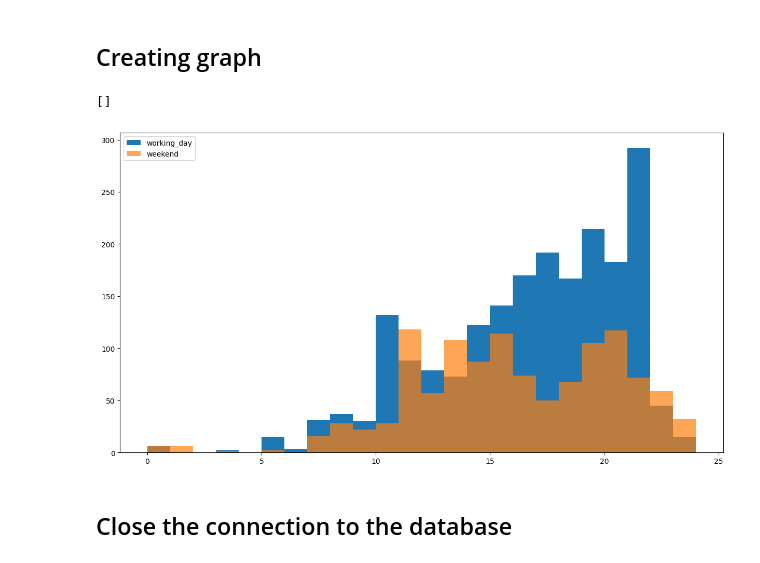
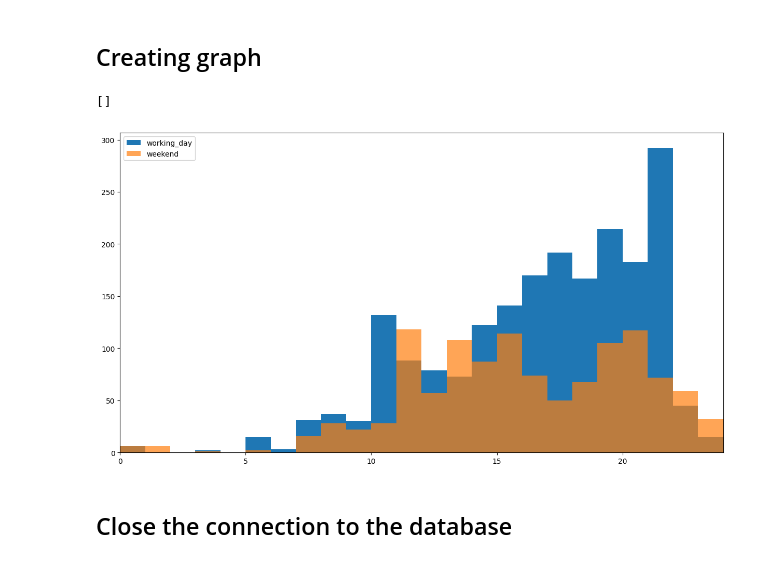
Before and after one commit to Smoooky/42-PiscinePythonDataScience, a Jupyter notebook: day07/ex04/04_histogram.ipynb, the cells around one changed output. Drawn from its saved outputs; the diff is of its cells as text; code cells hidden in the pictures.

```diff
--- a/day07/ex04/04_histogram.ipynb
+++ b/day07/ex04/04_histogram.ipynb
@@ -89,22 +89,23 @@ data = [commits[commits['daytype'] == 'working_day']['hour'].tolist(),
 # %%
 plt.figure(figsize=(15,8))
 
 plt.hist(x=data[0],
          bins=range(0, 25),
          range=[0, 24]
         )
 
 plt.hist(x=data[1],
          bins=range(0, 25),
          range=[0, 24],
          alpha=0.7
         )
 
 plt.legend(['working_day', 'weekend'])
+plt.xlim(0,24)
 plt.plot()
 # %% [output]
 []
-[figure, old version]
+[figure, new version]
 # %% [markdown]
 ## Close the connection to the database
 # %%
```
Also changed, not shown: 1 other file.
